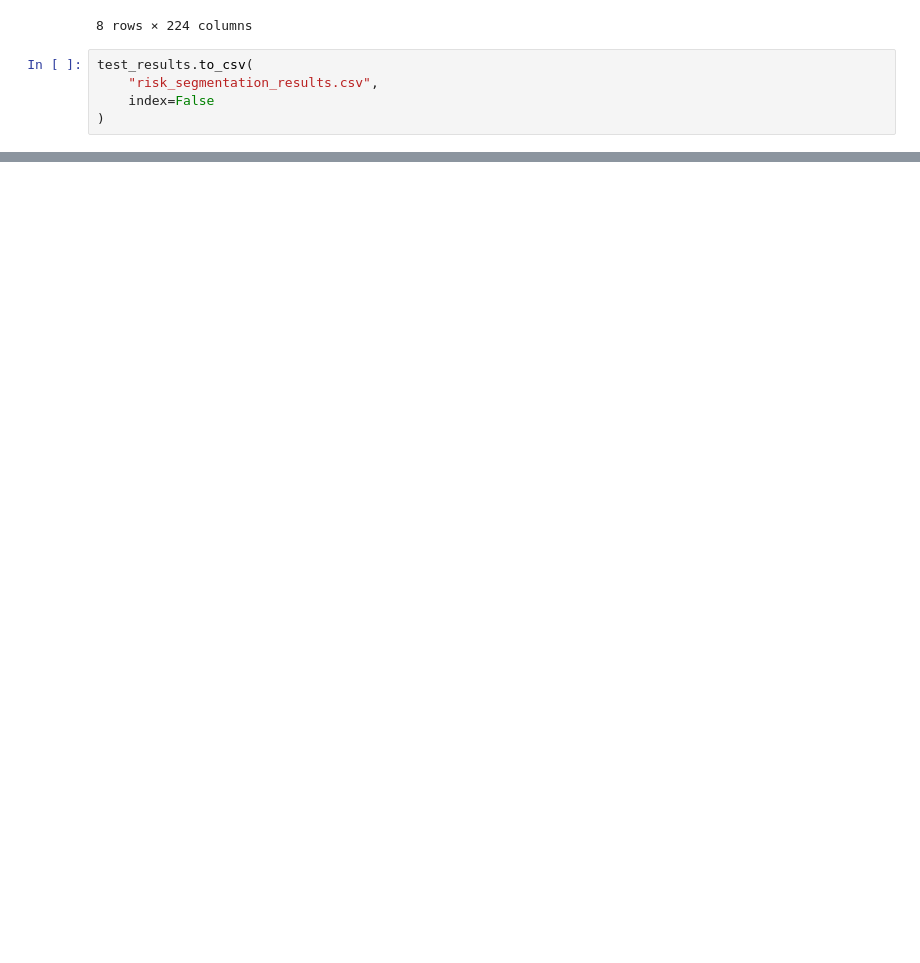
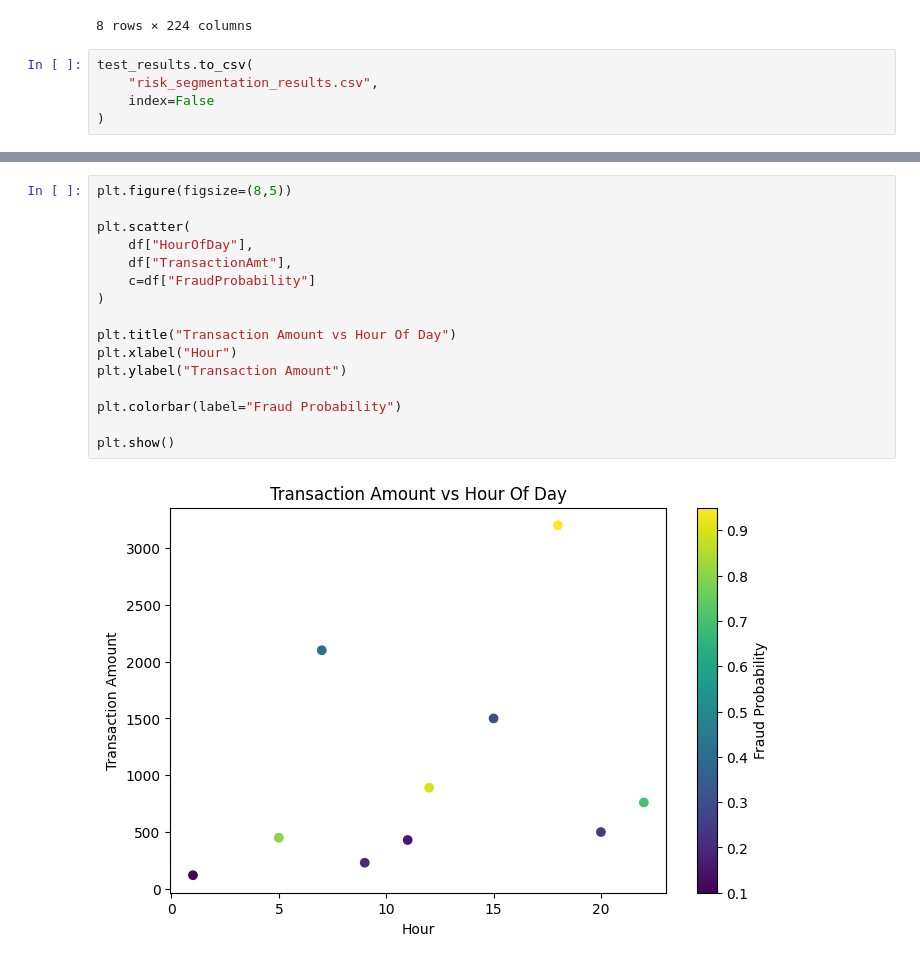
Before and after one commit to dalvikrrish0-ops/FraudDetection_Krrish, a Jupyter notebook: analysis.ipynb, the cells around one changed output, grey strips where cells are left out. Saved outputs shown, nothing was run; the diff lists cells and outputs as text; blank space fills up the shorter version.

```diff
--- a/analysis.ipynb
+++ b/analysis.ipynb
@@ -903,0 +974,18 @@ test_results.to_csv(
+# %%
+plt.figure(figsize=(8,5))
+
+plt.scatter(
+    df["HourOfDay"],
+    df["TransactionAmt"],
+    c=df["FraudProbability"]
+)
+
+plt.title("Transaction Amount vs Hour Of Day")
+plt.xlabel("Hour")
+plt.ylabel("Transaction Amount")
+
+plt.colorbar(label="Fraud Probability")
+
+plt.show()
+# %% [output]
+[figure, added]
```
Also changed, not shown: parts of 8 cells of this notebook, 1 other file.
